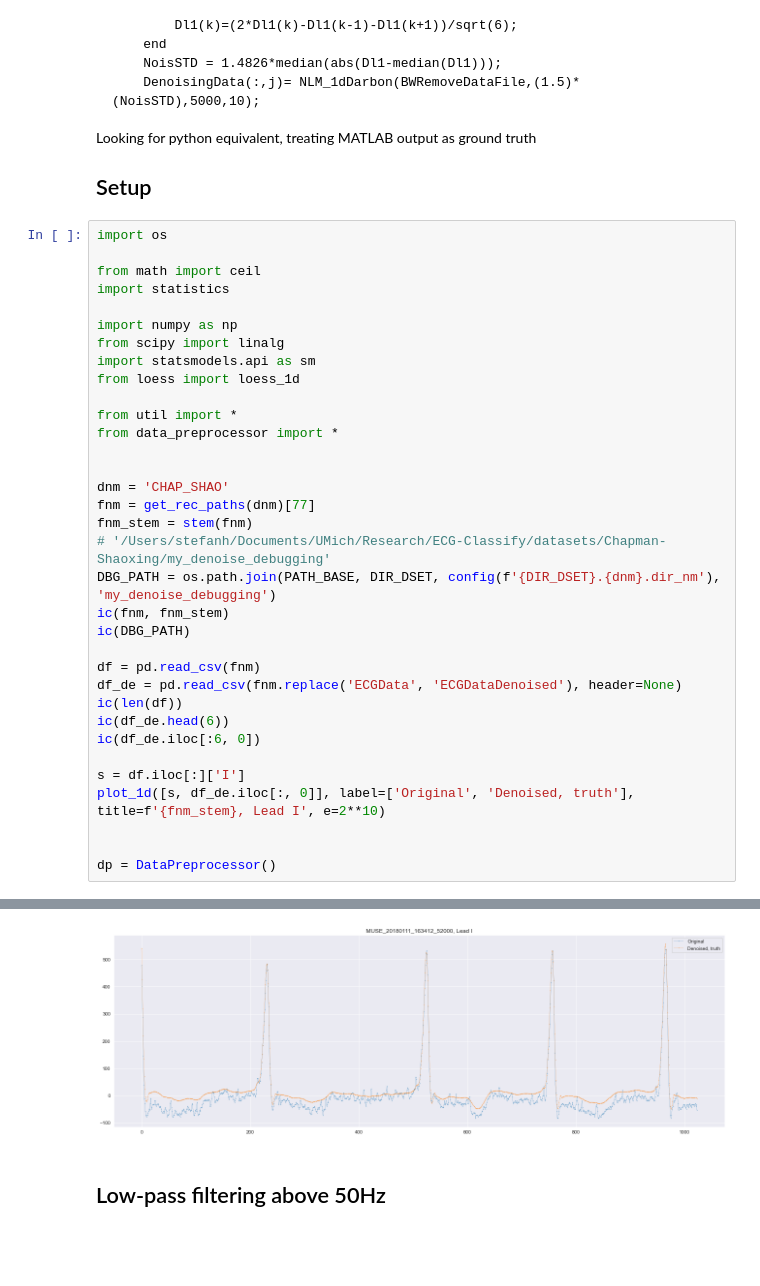
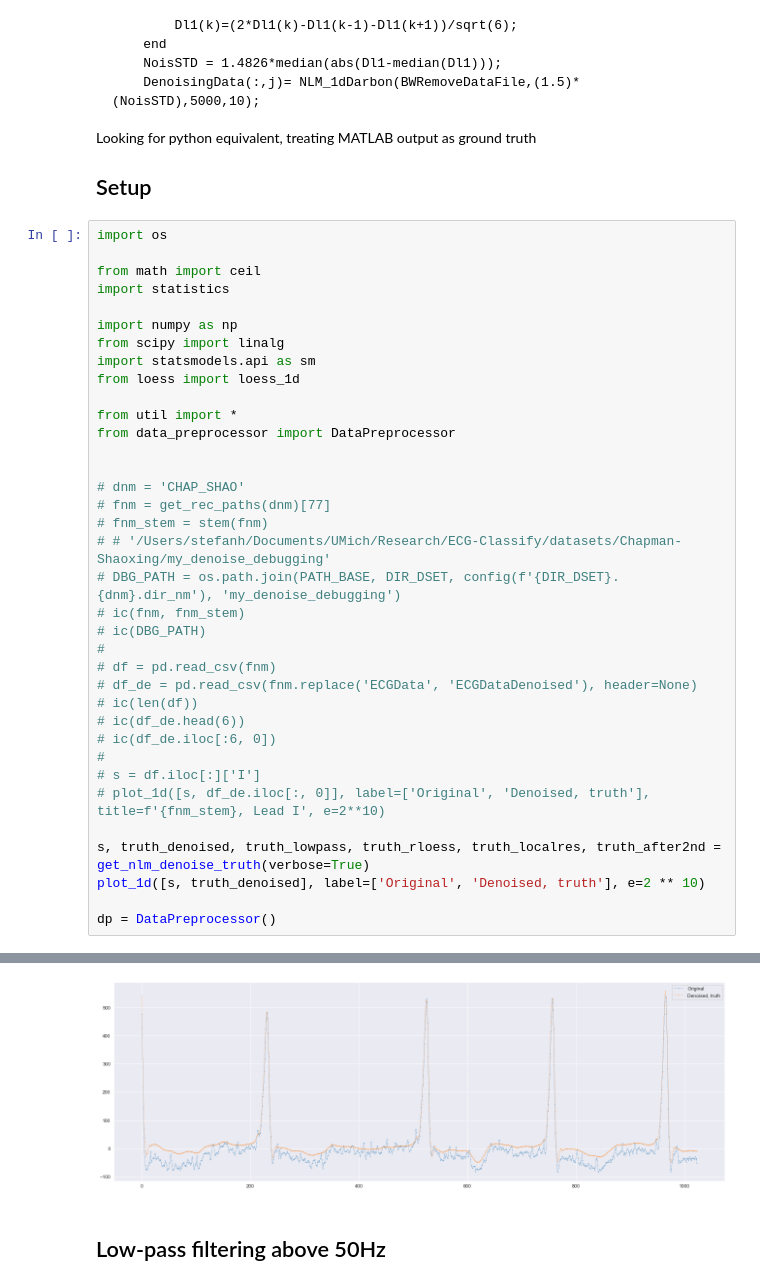
Before and after one commit to StefanHeng/ECG-Representation-Learning, a Jupyter notebook: Data_Processing/explore_zhang_et_al.ipynb, the cells around one changed output, grey strips where cells are left out. Drawn from its saved outputs; the diff is of its cells as text; blank space fills up the shorter version.

```diff
--- a/Data_Processing/explore_zhang_et_al.ipynb
+++ b/Data_Processing/explore_zhang_et_al.ipynb
@@ -43,26 +43,28 @@ import statsmodels.api as sm
 from loess import loess_1d
 
 from util import *
-from data_preprocessor import *
+from data_preprocessor import DataPreprocessor
 
 
-dnm = 'CHAP_SHAO'
-fnm = get_rec_paths(dnm)[77]
-fnm_stem = stem(fnm)
-# '/Users/stefanh/Documents/UMich/Research/ECG-Classify/datasets/Chapman-Shaoxing/my_denoise_debugging'
-DBG_PATH = os.path.join(PATH_BASE, DIR_DSET, config(f'{DIR_DSET}.{dnm}.dir_nm'), 'my_denoise_debugging')
-ic(fnm, fnm_stem)
-ic(DBG_PATH)
+# dnm = 'CHAP_SHAO'
+# fnm = get_rec_paths(dnm)[77]
+# fnm_stem = stem(fnm)
+# # '/Users/stefanh/Documents/UMich/Research/ECG-Classify/datasets/Chapman-Shaoxing/my_denoise_debugging'
+# DBG_PATH = os.path.join(PATH_BASE, DIR_DSET, config(f'{DIR_DSET}.{dnm}.dir_nm'), 'my_denoise_debugging')
+# ic(fnm, fnm_stem)
+# ic(DBG_PATH)
+#
+# df = pd.read_csv(fnm)
+# df_de = pd.read_csv(fnm.replace('ECGData', 'ECGDataDenoised'), header=None)
+# ic(len(df))
+# ic(df_de.head(6))
+# ic(df_de.iloc[:6, 0])
+#
+# s = df.iloc[:]['I']
+# plot_1d([s, df_de.iloc[:, 0]], label=['Original', 'Denoised, truth'], title=f'{fnm_stem}, Lead I', e=2**10)
 
-df = pd.read_csv(fnm)
-df_de = pd.read_csv(fnm.replace('ECGData', 'ECGDataDenoised'), header=None)
-ic(len(df))
-ic(df_de.head(6))
-ic(df_de.iloc[:6, 0])
-
-s = df.iloc[:]['I']
-plot_1d([s, df_de.iloc[:, 0]], label=['Original', 'Denoised, truth'], title=f'{fnm_stem}, Lead I', e=2**10)
-
+s, truth_denoised, truth_lowpass, truth_rloess, truth_localres, truth_after2nd = get_nlm_denoise_truth(verbose=True)
+plot_1d([s, truth_denoised], label=['Original', 'Denoised, truth'], e=2 ** 10)
 
 dp = DataPreprocessor()
 # %% [output]
@@ -72,18 +74,18 @@ ic| DBG_PATH: '/Users/stefanh/Documents/UMich/Research/ECG-Classify/datasets/Cha
 ic| len(df): 5000
 ic| df_de.head(6):         0        1        2        3       4        5       6       7   \
                    0  541.220  665.350  124.790 -602.710  206.09  396.500 -979.12 -1774.4
                    1  427.810  392.100  -35.046 -409.670  229.83  179.740 -894.98 -1697.0
                    2  318.830  138.640 -179.530 -228.710  248.03  -19.352 -808.46 -1602.8
                    3  219.400  -76.361 -295.120  -71.727  256.44 -184.660 -717.97 -1478.5
                    4  134.850 -237.560 -371.770   50.979  252.71 -303.560 -623.45 -1318.3
                    5   69.024 -336.260 -404.660  133.130  236.41 -369.360 -526.20 -1125.1
 
 ... (10 lines left out)
                        3    219.400
                        4    134.850
                        5     69.024
                        Name: 0, dtype: float64
-[figure, old version]
+[figure, new version]
 # %% [markdown]
 ## Low-pass filtering above 50Hz
 # %%
```
Also changed, not shown: parts of 8 cells of this notebook, 5 other files.
